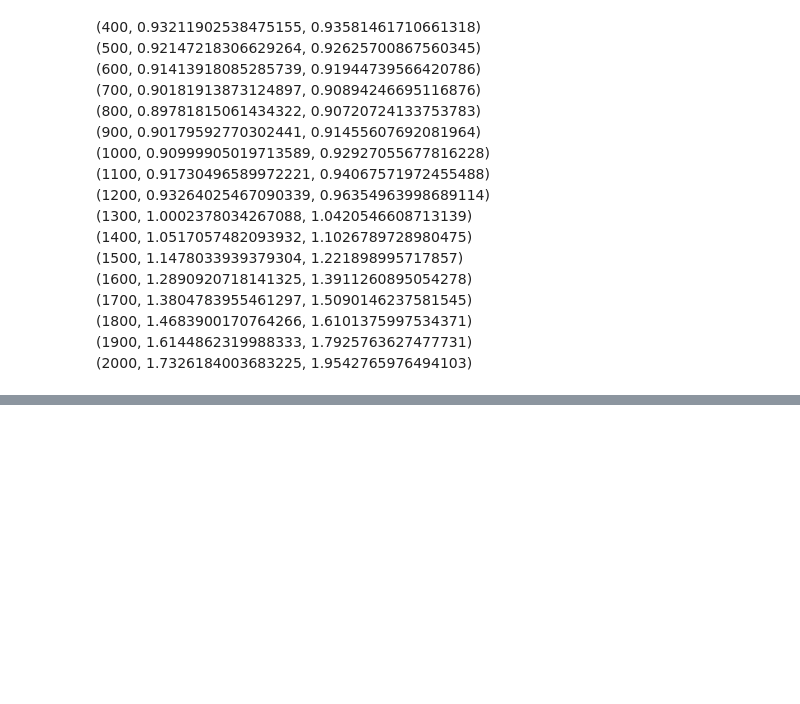
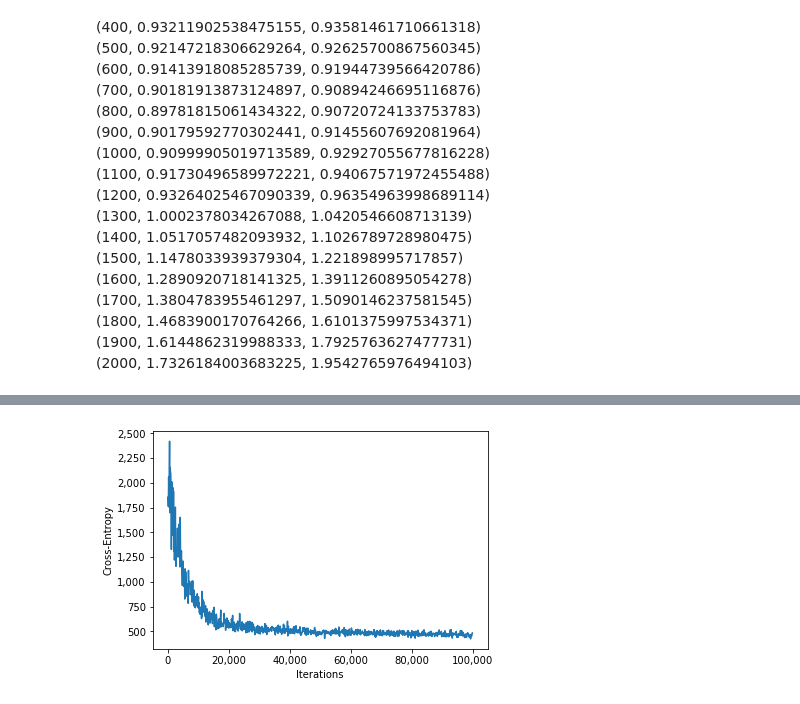
Before and after one commit to blubeck7/chess_neuralnetwork, a Jupyter notebook: src/NNFull.ipynb, the cells around one changed output, grey strips where cells are left out. Saved outputs shown, nothing was run; the diff lists cells and outputs as text; code cells hidden in the pictures; blank space fills up the shorter version.

```diff
--- a/src/NNFull.ipynb
+++ b/src/NNFull.ipynb
@@ -540,0 +718,14 @@ currCost
+# %%
+df = pd.read_csv('../log/model_full_log.txt', header = None)
+# %%
+plt.plot(df.iloc[:1000,2], df.iloc[:1000,3])
+#plt.ylim(0.8,1.5)
+#plt.xlim(0,1500)
+plt.xlabel('Iterations')
+plt.ylabel('Cross-Entropy')
+#plt.legend()
+plt.gca().yaxis.set_major_formatter(plt.FuncFormatter(lambda x, loc: "{:,}".format(int(x))))
+plt.gca().xaxis.set_major_formatter(plt.FuncFormatter(lambda x, loc: "{:,}".format(int(x))))
+plt.show()
+# %% [output]
+[figure, added]
```
Also changed, not shown: parts of 34 cells of this notebook, 51 other files.
